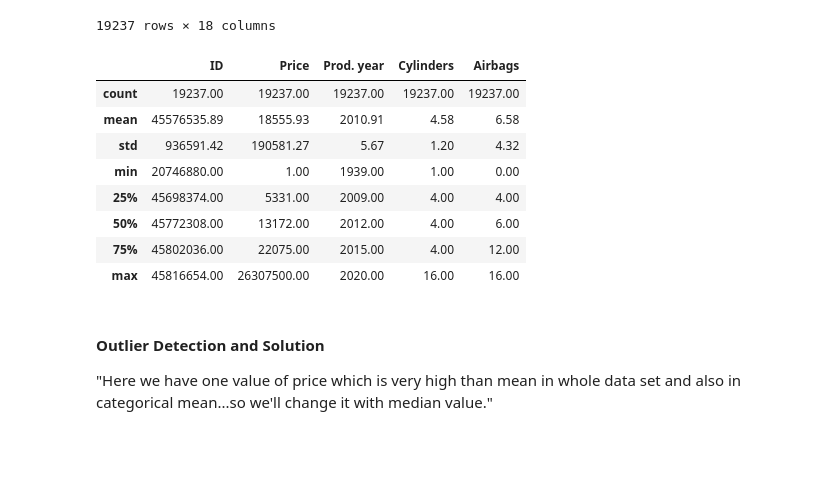
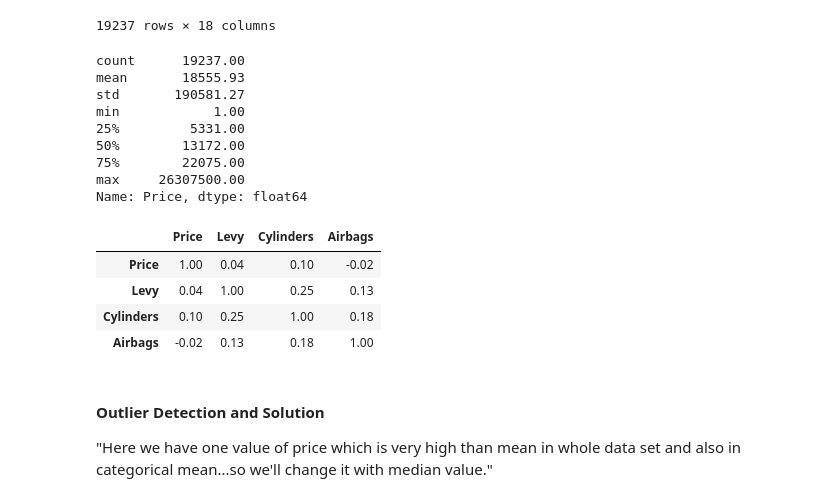
Before and after one commit to samiullahsultan4321-spec/IDS-SEM-PROJECT, a Jupyter notebook: code.ipynb, the cells around one changed output. Drawn from its saved outputs; the diff is of its cells as text; code cells hidden in the pictures; blank space fills up the shorter version.

```diff
--- a/code.ipynb
+++ b/code.ipynb
@@ -24,16 +24,17 @@ df
 pd.set_option('display.float_format', '{:.2f}'.format)
 df.describe()
 #df['Mileage'].str.replace('km','').astype(int)
+df['Price'].describe()
 # %% [output]
-|  | ID | Price | Prod. year | Cylinders | Airbags |
-| count | 19237.00 | 19237.00 | 19237.00 | 19237.00 | 19237.00 |
-| mean | 45576535.89 | 18555.93 | 2010.91 | 4.58 | 6.58 |
-| std | 936591.42 | 190581.27 | 5.67 | 1.20 | 4.32 |
-| min | 20746880.00 | 1.00 | 1939.00 | 1.00 | 0.00 |
-| 25% | 45698374.00 | 5331.00 | 2009.00 | 4.00 | 4.00 |
-| 50% | 45772308.00 | 13172.00 | 2012.00 | 4.00 | 6.00 |
-| 75% | 45802036.00 | 22075.00 | 2015.00 | 4.00 | 12.00 |
-| max | 45816654.00 | 26307500.00 | 2020.00 | 16.00 | 16.00 |
+count      19237.00
+mean       18555.93
+std       190581.27
+min            1.00
+25%         5331.00
+50%        13172.00
+75%        22075.00
+max     26307500.00
+Name: Price, dtype: float64
 # %%
 #__edit columns' names and data types of some columns............
 df.columns = df.columns.str.replace(' ', '_')
@@ -54,7 +55,13 @@ stats_df = pd.DataFrame({'Mean':df[indices].mean(),'Median':df[indices].median()
 # %%
 #______Correlation analysis between price, levy, airbags, and cylinders
 correlation = df[['Price','Levy','Cylinders','Airbags']].corr()
-#correlation
+correlation
+# %% [output]
+|  | Price | Levy | Cylinders | Airbags |
+| Price | 1.00 | 0.04 | 0.10 | -0.02 |
+| Levy | 0.04 | 1.00 | 0.25 | 0.13 |
+| Cylinders | 0.10 | 0.25 | 1.00 | 0.18 |
+| Airbags | -0.02 | 0.13 | 0.18 | 1.00 |
 # %%
 #______Anlaysis of missing values
 # here we'll generate a table/data frame for missing values comparison for every column in df
```
Also changed, not shown: parts of 3 cells of this notebook, 2 other files.
